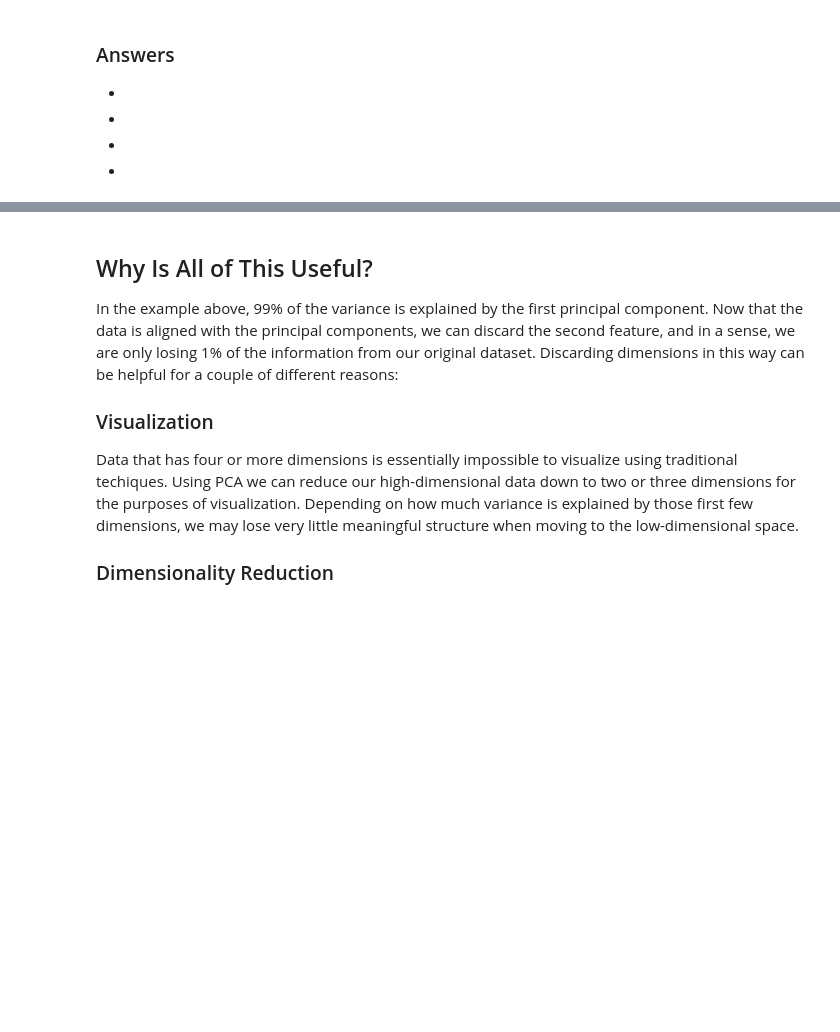
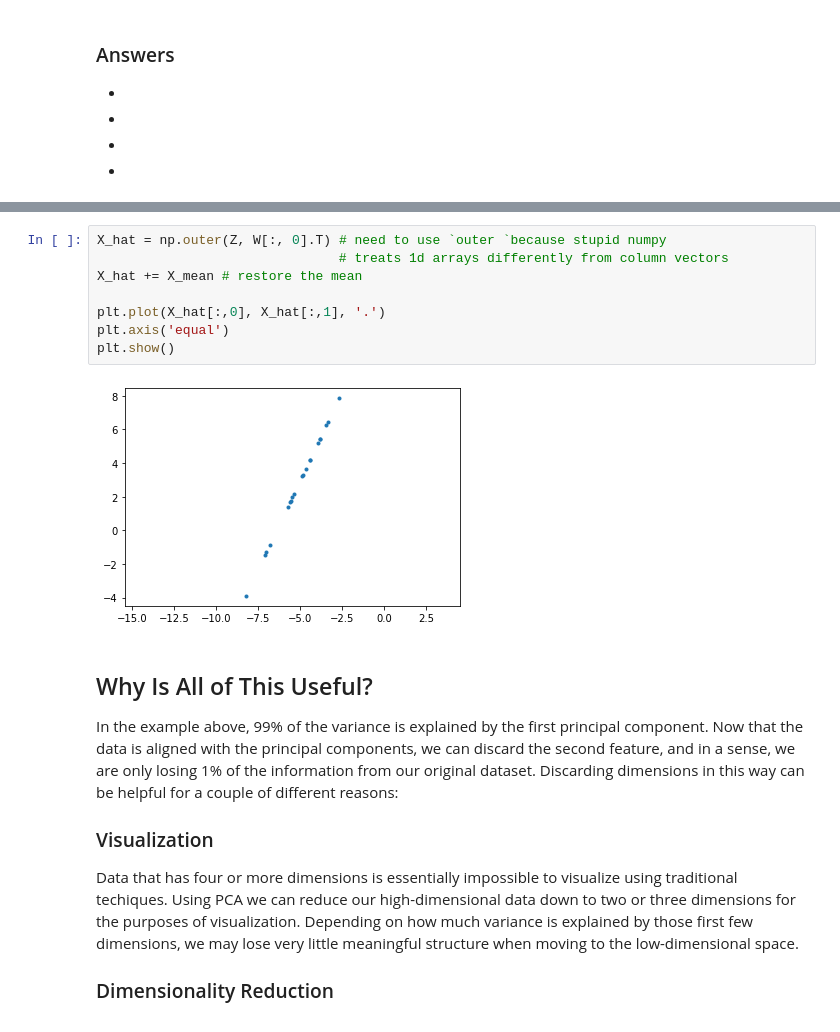
Before and after one commit to spragunr/jmu_ml_pca, a Jupyter notebook: pca.ipynb, the cells around one changed output, grey strips where cells are left out. Saved outputs shown, nothing was run; the diff lists cells and outputs as text; blank space fills up the shorter version.

```diff
--- a/pca.ipynb
+++ b/pca.ipynb
@@ -223,3 +275,13 @@ $$\mathbf{S} = \begin{bmatrix} a & b \\ c & d \end{bmatrix}$$
+# %%
+X_hat = np.outer(Z, W[:, 0].T) # need to use `outer `because stupid numpy
+                               # treats 1d arrays differently from column vectors
+X_hat += X_mean # restore the mean
+
+plt.plot(X_hat[:,0], X_hat[:,1], '.')
+plt.axis('equal')
+plt.show()
+# %% [output]
+[figure, added]
 # %% [markdown]
 ## Why Is All of This Useful?
 
```
Also changed, not shown: parts of 14 cells of this notebook, 1 other file.
